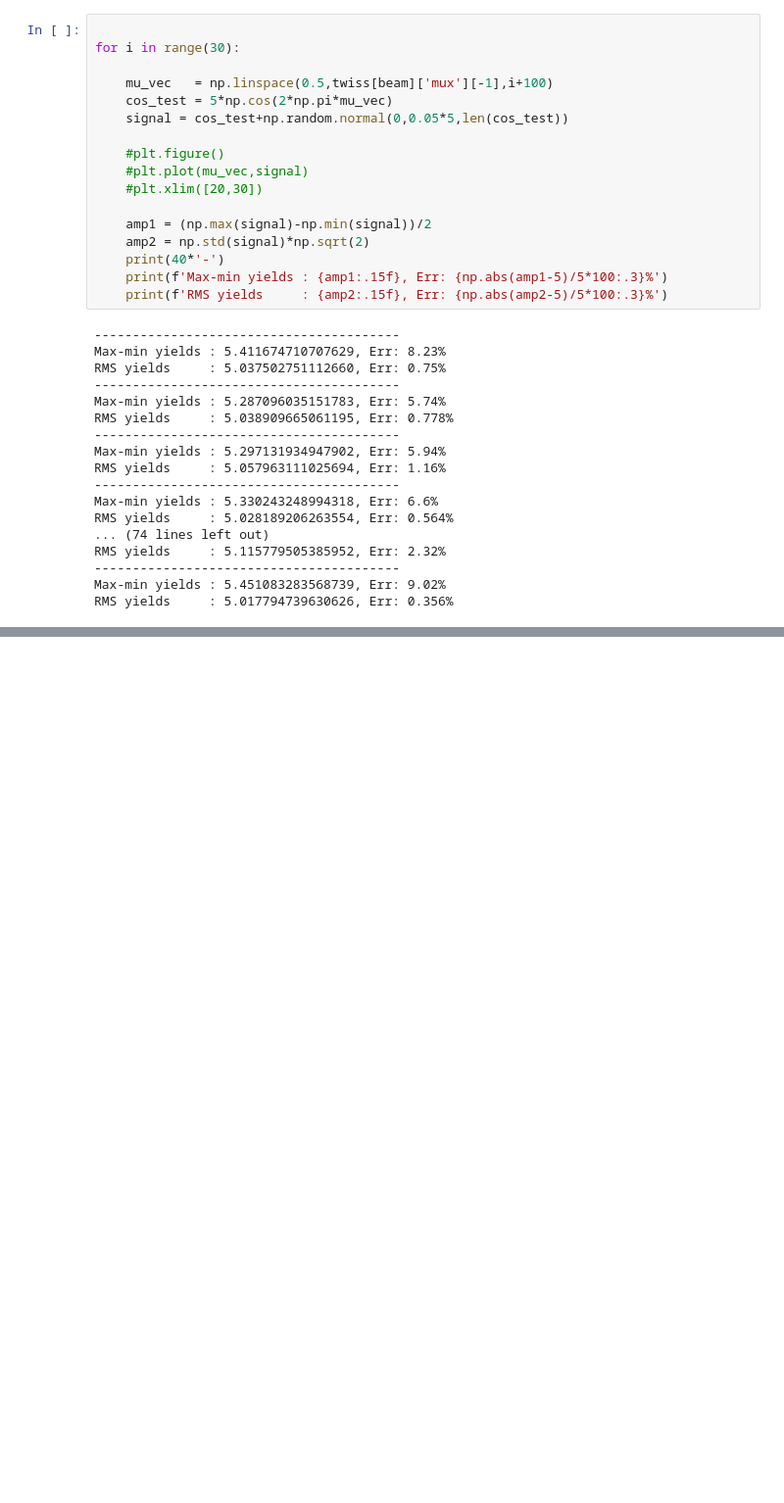
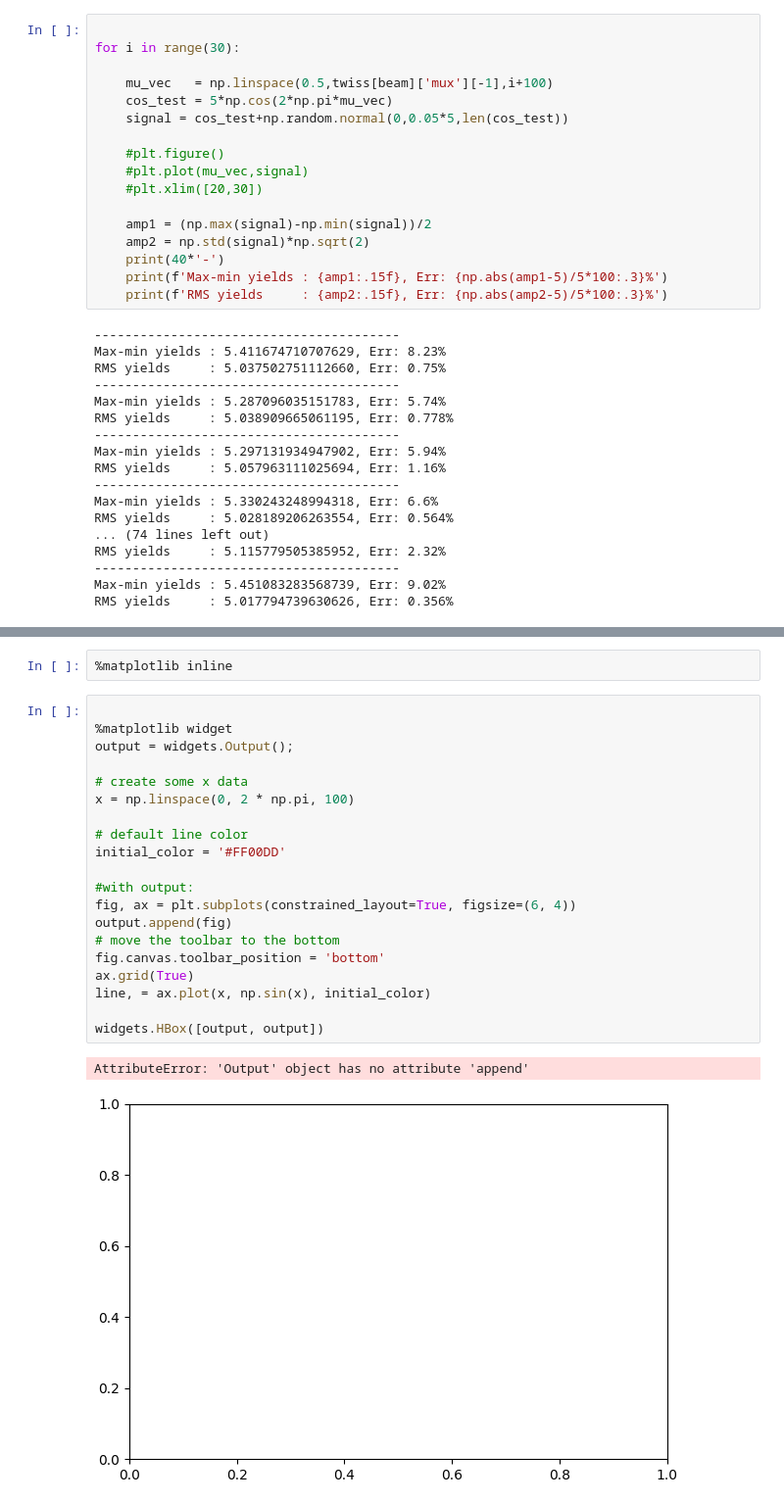
Before and after one commit to pbelange/WireDAQ, a Jupyter notebook: Analytic_CO.ipynb, the cells around one changed output, grey strips where cells are left out. Shown at 98% size. Cells and saved outputs as stored; diff of their text form; blank space fills up the shorter version.

```diff
--- a/Analytic_CO.ipynb
+++ b/Analytic_CO.ipynb
@@ -177,0 +206,25 @@ RMS yields     : 5.017794739630626, Err: 0.356%
+# %%
+%matplotlib inline
+# %%
+
+%matplotlib widget
+output = widgets.Output();
+
+# create some x data
+x = np.linspace(0, 2 * np.pi, 100)
+
+# default line color
+initial_color = '#FF00DD'
+
+#with output:
+fig, ax = plt.subplots(constrained_layout=True, figsize=(6, 4))
+output.append(fig)
+# move the toolbar to the bottom
+fig.canvas.toolbar_position = 'bottom'
+ax.grid(True)
+line, = ax.plot(x, np.sin(x), initial_color)
+
+widgets.HBox([output, output])
+# %% [output]
+AttributeError: 'Output' object has no attribute 'append'
+[figure, added]
```
Also changed, not shown: parts of 11 cells of this notebook, 2 other files.
